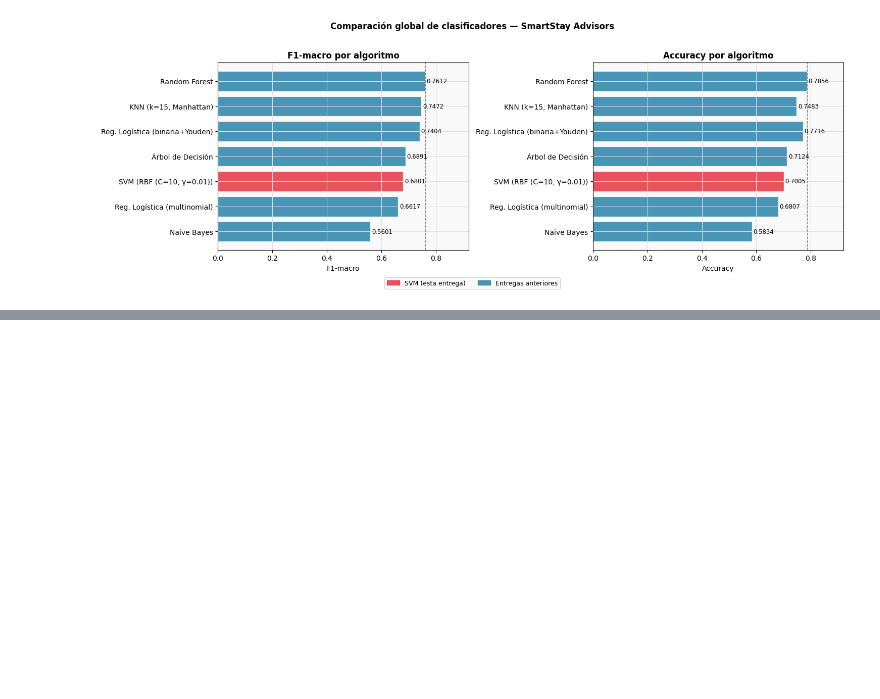
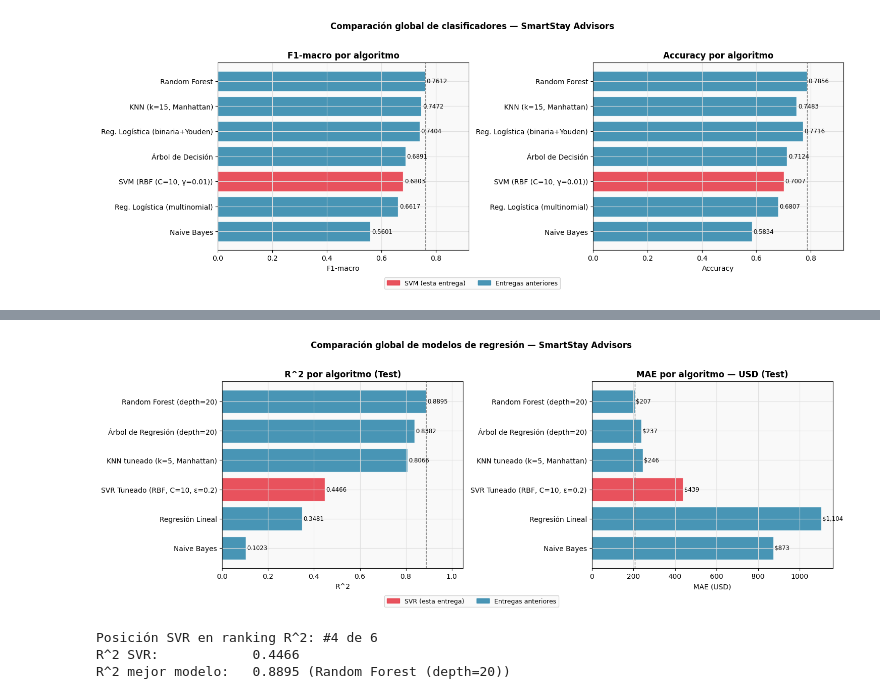
Before and after one commit to Zacatac23/Lab8-Mineria, a Jupyter notebook: mod/Lab8_SVM.ipynb, the cells around one changed output, grey strips where cells are left out. Saved outputs shown, nothing was run; the diff lists cells and outputs as text; code cells hidden in the pictures; blank space fills up the shorter version.

Commit message:
lab8: add SVR regression model (sections 11-12) with GridSearchCV tuning and comparison vs previous regressors

```diff
--- a/mod/Lab8_SVM.ipynb
+++ b/mod/Lab8_SVM.ipynb
@@ -994,0 +1200,19 @@ F1-macro peor modelo:   0.5601 (Naive Bayes)
+# %%
+## 12. Comparación SVR con modelos de regresión anteriores
+
+resultados_regresion = pd.DataFrame([
+    {'Modelo': 'Random Forest (depth=20)',       'RMSE': 1434.85, 'MAE': 206.82,  'R^2': 0.8895},
+    {'Modelo': 'Árbol de Regresión (depth=20)',  'RMSE': 1735.91, 'MAE': 237.48,  'R^2': 0.8382},
+    {'Modelo': 'KNN tuneado (k=5, Manhattan)',   'RMSE': None,    'MAE': 245.65,  'R^2': 0.8066},
+    {'Modelo': 'Regresión Lineal',               'RMSE': 3484.82, 'MAE': 1104.43, 'R^2': 0.3481},
+    {'Modelo': 'Naive Bayes',                    'RMSE': 4089.32, 'MAE': 873.47,  'R^2': 0.1023},
+    {'Modelo': f'SVR Tuneado (RBF, C={best_C}, ε={best_eps})',
+                                                 'RMSE': m_best['RMSE Test'],
+                                                 'MAE':  m_best['MAE Test'],
+                                                 'R^2':   m_best['R^2 Test']},
+])
+
+resultados_regresion = resultados_regresion.sort_values('R^2', ascending=False).reset_index(drop=True)
+resultados_regresion.index += 1
+print('=== Comparación global — Modelos de Regresión ===')
+print(resultados_regresion.to_string())
@@ -994,0 +1228,50 @@ F1-macro peor modelo:   0.5601 (Naive Bayes)
+# %%
+df_plot = resultados_regresion.copy()
+colores = ['#E63946' if 'SVR' in m else '#2E86AB' for m in df_plot['Modelo']]
+
+fig, axes = plt.subplots(1, 2, figsize=(15, 5))
+
+# R^2
+bars1 = axes[0].barh(df_plot['Modelo'], df_plot['R^2'],
+                     color=colores, alpha=0.87, edgecolor='white')
+for bar in bars1:
+    axes[0].text(bar.get_width() + 0.005, bar.get_y() + bar.get_height()/2,
+                 f'{bar.get_width():.4f}', va='center', fontsize=8.5)
+axes[0].axvline(df_plot['R^2'].max(), color='gray', ls='--', lw=1)
+axes[0].set_title('R^2 por algoritmo (Test)', fontweight='bold')
+axes[0].set_xlabel('R^2')
+axes[0].set_xlim(0, 1.05)
+axes[0].invert_yaxis()
+
+# MAE
+bars2 = axes[1].barh(df_plot['Modelo'], df_plot['MAE'],
+                     color=colores, alpha=0.87, edgecolor='white')
+for bar in bars2:
+    axes[1].text(bar.get_width() + 5, bar.get_y() + bar.get_height()/2,
+                 f'${bar.get_width():,.0f}', va='center', fontsize=8.5)
+axes[1].axvline(df_plot['MAE'].min(), color='gray', ls='--', lw=1)
+axes[1].set_title('MAE por algoritmo — USD (Test)', fontweight='bold')
+axes[1].set_xlabel('MAE (USD)')
+axes[1].invert_yaxis()
+
+import matplotlib.patches as mpatches
+patch_svr  = mpatches.Patch(color='#E63946', alpha=0.87, label='SVR (esta entrega)')
+patch_prev = mpatches.Patch(color='#2E86AB', alpha=0.87, label='Entregas anteriores')
+fig.legend(handles=[patch_svr, patch_prev], loc='lower center',
+           ncol=2, fontsize=9, bbox_to_anchor=(0.5, -0.05))
+
+plt.suptitle('Comparación global de modelos de regresión — SmartStay Advisors',
+             fontweight='bold', y=1.02)
+plt.tight_layout()
+plt.show()
+
+pos = resultados_regresion[resultados_regresion['Modelo'].str.contains('SVR')].index[0]
+print(f'Posición SVR en ranking R^2: #{pos} de {len(resultados_regresion)}')
+print(f'R^2 SVR:            {m_best["R^2 Test"]:.4f}')
+print(f'R^2 mejor modelo:   {resultados_regresion["R^2"].max():.4f} '
+      f'({resultados_regresion.loc[resultados_regresion["R^2"].idxmax(), "Modelo"]})')
+# %% [output]
+[figure, added]
+Posición SVR en ranking R^2: #4 de 6
+R^2 SVR:            0.4466
+R^2 mejor modelo:   0.8895 (Random Forest (depth=20))
```
Also changed, not shown: parts of 25 cells of this notebook.
